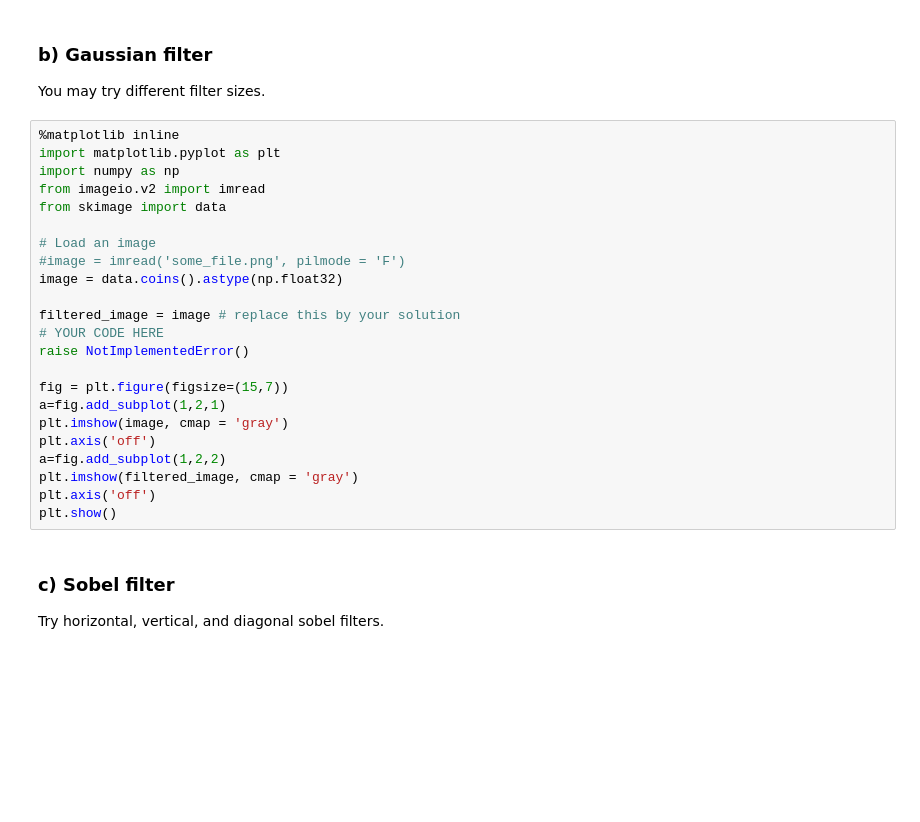
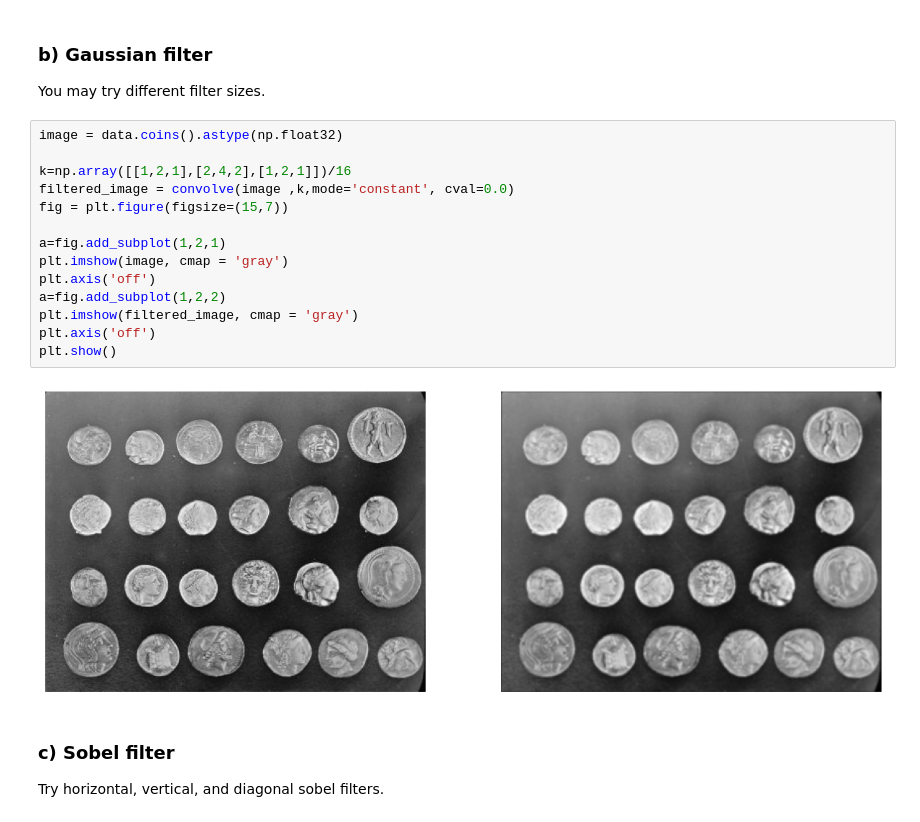
Before and after one commit to shuxton/computer-vision-homework, a Jupyter notebook: Sheet02/sheet02_shubham.ipynb, the cells around one changed output. Cells and saved outputs as stored; diff of their text form; blank space fills up the shorter version.

```diff
--- a/Sheet02/sheet02_shubham.ipynb
+++ b/Sheet02/sheet02_shubham.ipynb
@@ -144,28 +188,21 @@ plt.show()
 
 You may try different filter sizes.
 # %%
-%matplotlib inline
-import matplotlib.pyplot as plt
-import numpy as np
-from imageio.v2 import imread
-from skimage import data
-
-# Load an image
-#image = imread('some_file.png', pilmode = 'F')
 image = data.coins().astype(np.float32)
 
-filtered_image = image # replace this by your solution
-# YOUR CODE HERE
-raise NotImplementedError()
+k=np.array([[1,2,1],[2,4,2],[1,2,1]])/16
+filtered_image = convolve(image ,k,mode='constant', cval=0.0)
+fig = plt.figure(figsize=(15,7))
 
-fig = plt.figure(figsize=(15,7))
 a=fig.add_subplot(1,2,1)
 plt.imshow(image, cmap = 'gray')
 plt.axis('off')
 a=fig.add_subplot(1,2,2)
 plt.imshow(filtered_image, cmap = 'gray')
 plt.axis('off')
 plt.show()
+# %% [output]
+[figure, added]
 # %% [markdown]
 ### c) Sobel filter
 
```
Also changed, not shown: parts of 15 cells of this notebook.
